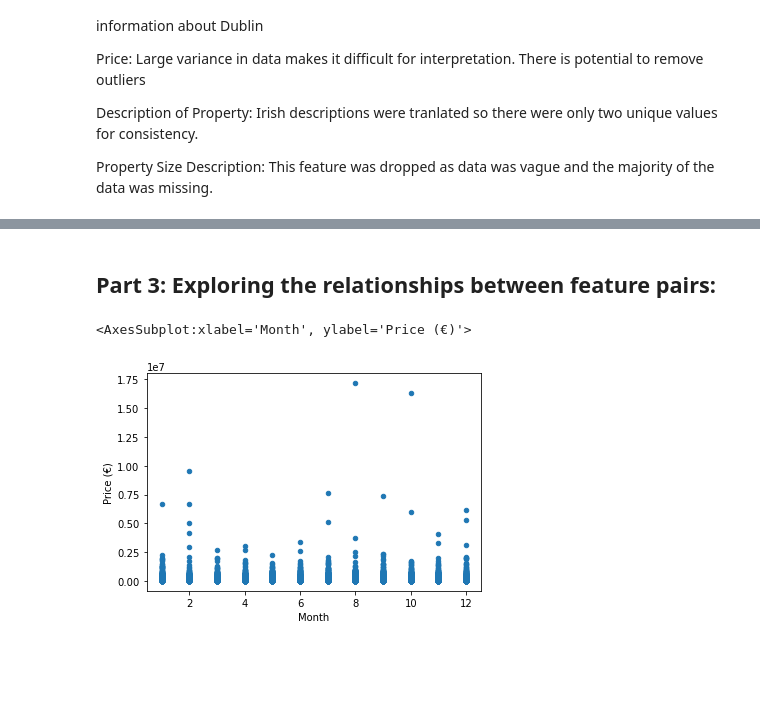
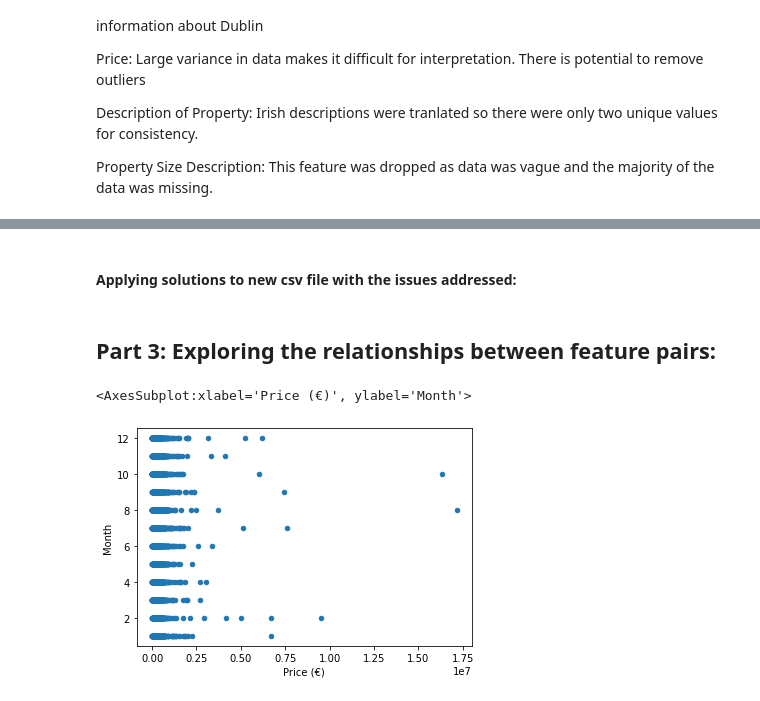
Before and after one commit to Gus1616/Data_analytics_homework1, a Jupyter notebook: Boothman_Gus_17350796_COMP47350_Homework1.ipynb, the cells around one changed output, grey strips where cells are left out. Drawn from its saved outputs; the diff is of its cells as text; code cells hidden in the pictures; blank space fills up the shorter version.

```diff
--- a/Boothman_Gus_17350796_COMP47350_Homework1.ipynb
+++ b/Boothman_Gus_17350796_COMP47350_Homework1.ipynb
@@ -124,6 +124,9 @@ df['County'] = df['County'].astype('category')
 # There are a set number of unique descriptions
 
 df['Description of Property'] = df['Description of Property'].astype('category')
+
+df['Address'] = df['Address'].astype('category')
+
 
 # Postal code has a set number of unique categories
 df['Postal Code'] = df['Postal Code'].astype('category')
@@ -704,0 +717,2 @@ df.to_csv('cleanedCSV_after_data_quality_plan-ppr-17350796.csv', index=False)
+# %% [markdown]
+#### Applying solutions to new csv file with the issues addressed:
@@ -705,7 +721,7 @@ df.to_csv('cleanedCSV_after_data_quality_plan-ppr-17350796.csv', index=False)
 # %% [markdown]
 ## Part 3: Exploring the relationships between feature pairs:
 # %%
-df.plot.scatter(x = 'Month', y = 'Price (€)')
+df.plot.scatter(x = 'Price (€)', y = 'Month')
 # %% [output]
-<AxesSubplot:xlabel='Month', ylabel='Price (€)'>
+<AxesSubplot:xlabel='Price (€)', ylabel='Month'>
-[figure, old version]
+[figure, new version]
```
Also changed, not shown: parts of 22 cells of this notebook, 4 other files.
